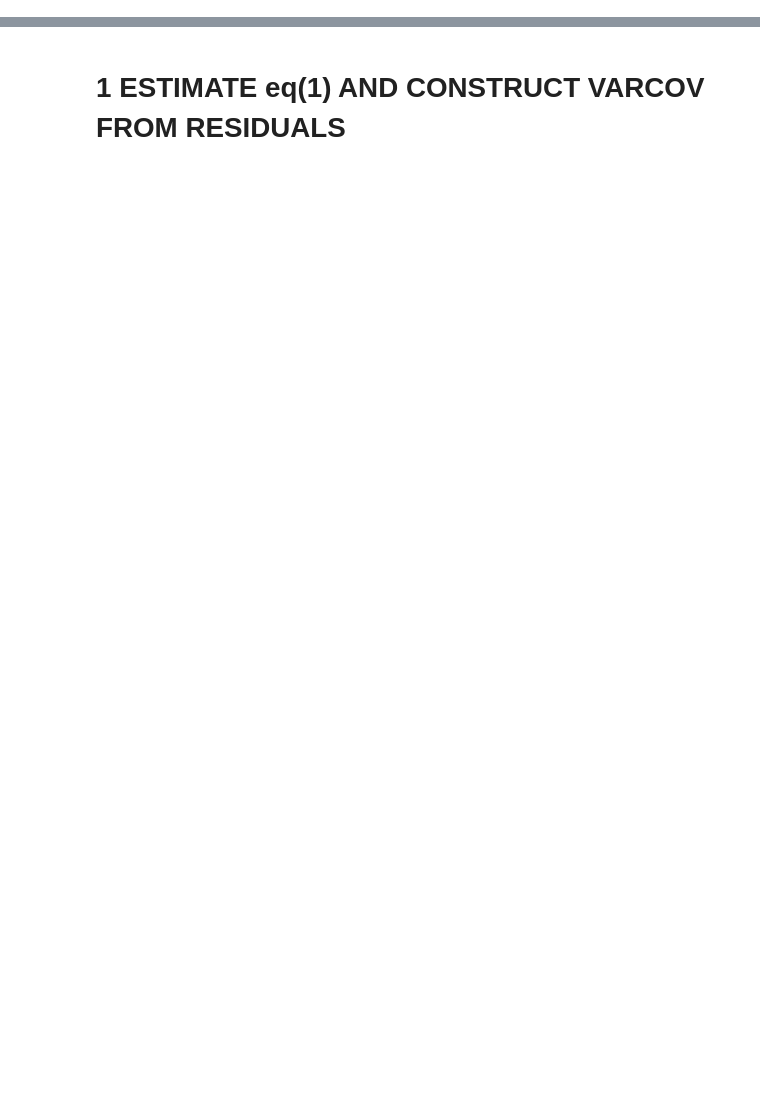
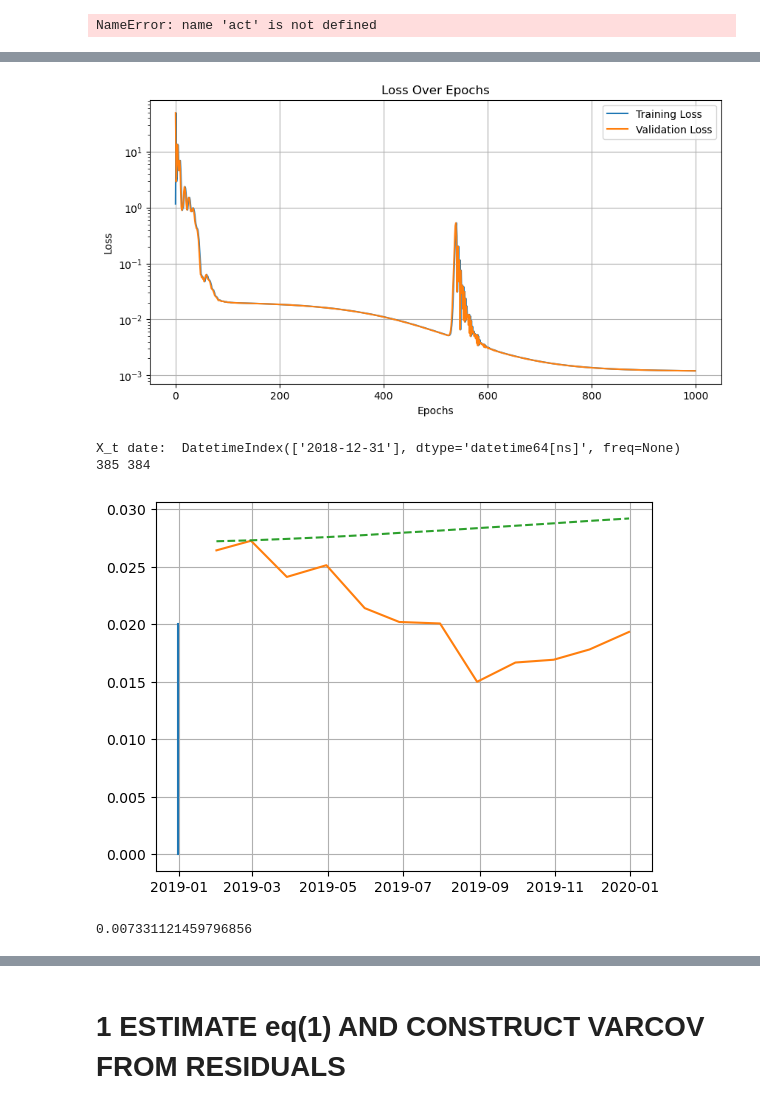
Before and after one commit to Dunkalot/ACM, a Jupyter notebook: pricing_term_structure.ipynb, the cells around one changed output, grey strips where cells are left out. Cells and saved outputs as stored; diff of their text form; code cells hidden in the pictures; blank space fills up the shorter version.

```diff
--- a/pricing_term_structure.ipynb
+++ b/pricing_term_structure.ipynb
@@ -64,0 +772,69 @@ df_yield_all, df_rx = make_yield_df_excess_returns(maturities=all_maturities, rx
+# %%
+plt.plot(np.sqrt(np.mean((np.square(act-pred).T), axis=1)), label=f"model mean RMSE: {np.mean(np.sqrt(np.mean((np.square(act-pred).T), axis=1))):.3f}, {np.mean(np.sqrt(np.mean((np.square(act-pred).T), axis=1)))/np.mean(np.sqrt(np.mean((np.square(act-rw).T), axis=1)))*100:.1f}% of rw")
+plt.plot(np.sqrt(np.mean((np.square(act-rw).T), axis=1)), linestyle='--', label=f"rw mean RMSE: {np.mean(np.sqrt(np.mean((np.square(act-rw).T), axis=1))):.3f}")
+#plt.plot(np.mean(rmse_forecast.T, axis=1))
+plt.legend()
+plt.show()
+# %% [output]
+NameError: name 'act' is not defined
+# %%
+def pred_1y_ahead(df_yields_full, AE=False, pred_year='2015', n_years_pred = 1):
+    model = YieldCurveAutoencoder()
+    data_end = str(int(pred_year)-1) # train on data up to and including prev year.
+    df_yields = df_yields_full.loc[:data_end].copy()
+    rx_maturities = np.array([6, 12, 18, 24, 30, 36, 42, 48,  54, 60, 84, 120])
+    df_rx = make_df_rx(df_yields,  rx_maturities= rx_maturities)
+    if AE:
+
+        n_epochs = 1000
+        lr=0.09
+
+        X_full, _ = fit_AE(df_yields=df_yields, autoencoder=model, n_epochs= n_epochs, lr=lr,smoothness_penalty_scale=0, plot_loss=True, gamma=0.9992, betas=(0.90,0.9995), fast=False, train_pct=100)
+
+    else:
+        X_full = estimate_X_full_PCA(df_yields=df_yields, n_components=5)
+
+    acm = ACM(df_yields=df_yields.copy(), df_rx=df_rx, X_full=X_full, AE=AE).estimate_ACM()
+    acm.
+    df_yields[['PC1', 'PC2', 'PC3', 'PC4', 'PC5']] = X_full.T
+
+
+    X_t = df_yields[['PC1', 'PC2', 'PC3', 'PC4', 'PC5']].loc[data_end].tail(1).values.reshape(-1,1)
+    print("X_t date: ",df_yields[['PC1', 'PC2', 'PC3', 'PC4', 'PC5']].loc[data_end].tail(1).index)
+    A = acm.atsm.A
+    B = acm.atsm.B
+    maturities = np.arange(1, 120 + 1) / 12
+    pred_yields = np.zeros((len(maturities), int(n_years_pred*12)+1))
+
+    for i in range(int(n_years_pred*12)+1):
+
+        pred_yields[:,i] =  -(A.T + B.T@X_t).T / maturities
+        X_t = acm.step1.mu + acm.step1.phi@X_t
+
+    actual = df_yields_full.loc[str(int(pred_year)):str(int(pred_year)-1+n_years_pred)].values
+    RMSE = np.sqrt(np.mean(np.square((pred_yields.T[1:]-actual)), axis=0))
+    RMSE_total  = np.sqrt(np.mean(np.square((pred_yields[:,1:].T-actual))))
+    pred_yields = np.hstack((acm.atsm.yields_fitted.T, pred_yields))
+    print(len(df_yields_full.loc[:data_end  ].index), len(acm.atsm.yields_fitted))
+    pred_yields = pd.DataFrame(pred_yields.T, columns=df_yields_full.columns, index=df_yields_full.loc[:str(int(pred_year)-1+n_years_pred)].index)
+
+    return pred_yields, RMSE, RMSE_total
+
+
+#preds = ACM(df_yields=df_yields, df_rx=df_rx, X_full=X_full, AE=False).estimate_ACM().pred_1y_ahead(pred_start='2018')
+pred_year = 2019
+n_years_pred = 1
+mon=120
+preds, RMSE, RMSE_total = pred_1y_ahead(df_yields_full=df_yields, pred_year=str(pred_year), n_years_pred=n_years_pred, AE=True)
+
+pred_year = pred_year + n_years_pred
+plt.plot([dt.date(pred_year-n_years_pred, 1, 30)- dt.timedelta(30), dt.date(pred_year-n_years_pred, 1, 30)- dt.timedelta(30)], [0,0.02])
+plt.plot(df_yields.loc[str(pred_year-n_years_pred):str(pred_year-1) , f'{mon}'])
+plt.plot(preds[f'{mon}'].loc[str(pred_year-n_years_pred):], linestyle='--')
+plt.grid()
+plt.show()
+plt.plot(RMSE)
+import datetime as dt
+#print(df_yields.loc['2015'].tail(13).index)
+print(RMSE_total)
+# %% [output]
@@ -64,0 +844,5 @@ df_yield_all, df_rx = make_yield_df_excess_returns(maturities=all_maturities, rx
+[figure, added]
+X_t date:  DatetimeIndex(['2018-12-31'], dtype='datetime64[ns]', freq=None)
+385 384
+[figure, added]
+0.007331121459796856
```
Also changed, not shown: parts of 25 cells of this notebook.
